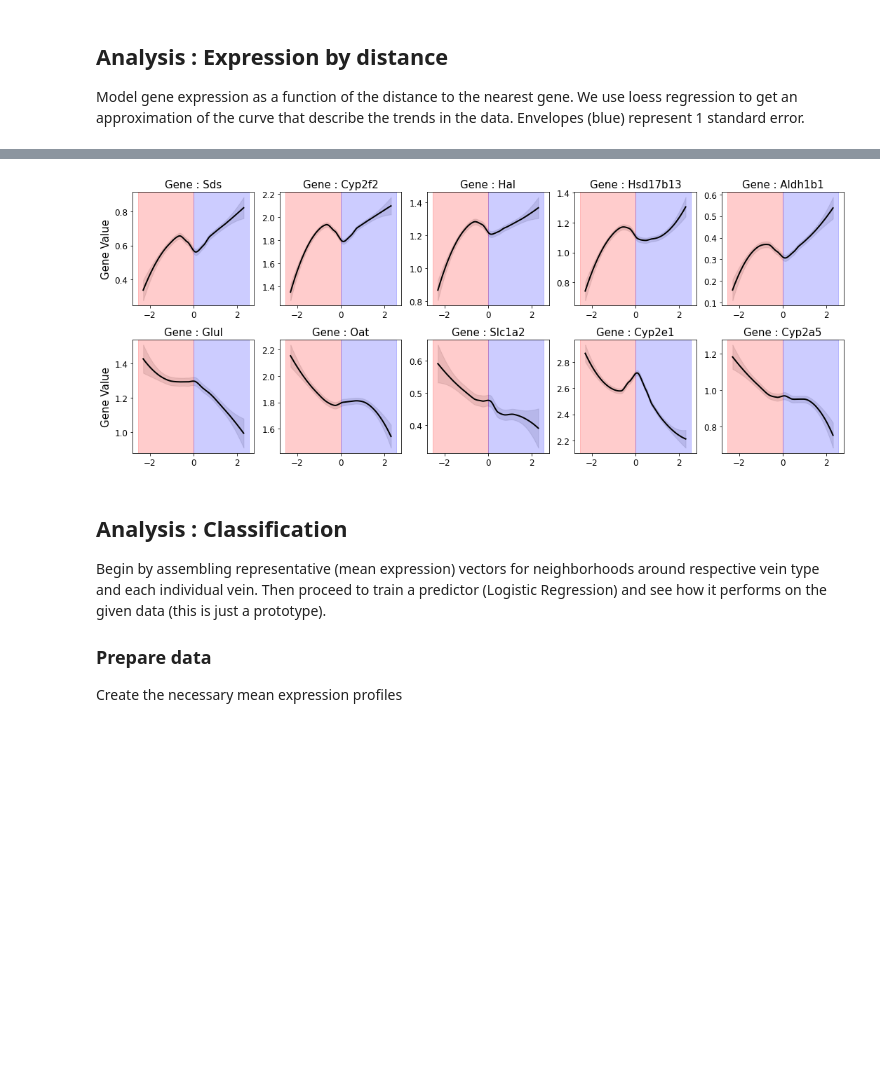
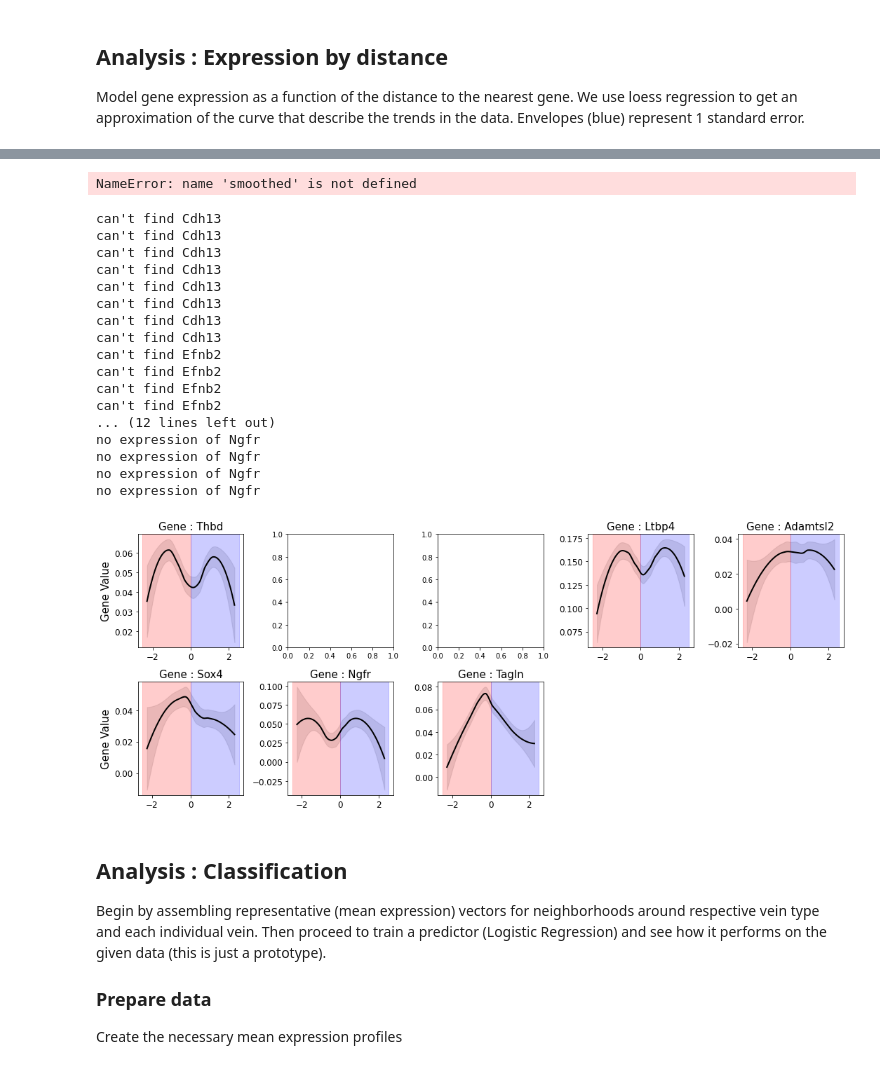
Before and after one commit to almaan/ST-mLiver, a Jupyter notebook: scripts/vein-analysis.ipynb, the cells around one changed output, grey strips where cells are left out. Cells and saved outputs as stored; diff of their text form; code cells hidden in the pictures; blank space fills up the shorter version.

Commit message:
ignore absent genes

```diff
--- a/scripts/vein-analysis.ipynb
+++ b/scripts/vein-analysis.ipynb
@@ -55,6 +56,8 @@ import hepaquery.utils as ut
 
 import re
 import datetime
+# %%
+rcParams["figure.facecolor"] = "white"
 # %% [markdown]
 ### Global Variables
 
@@ -197,0 +220,5 @@ Model gene expression as a function of the distance to the nearest gene. We use
+# %%
+for gene in genes["all"]:
+    if gene in data_set["CN73-D1"].var.gene:
+        print(gene)
+        print(data_set["CN73-D1"].obs_vector(gene).sum())
@@ -276,3 +340,7 @@ plt.show()
+# %%
+smoothed
+# %% [output]
+NameError: name 'smoothed' is not defined
 # %%
 
 # set vein type to plot
@@ -291,48 +359,70 @@ vein_genes = genes["all"]
 
 
 fig,ax = viz.get_figure(n_elements=len(vein_genes),
                         n_cols = 5,
                        side_size = 3,
                        )
 # --- plot settings
 
 # iterate over each gene
 #for k,gene in enumerate(vein_genes):
 for k,gene in enumerate(vein_genes):
 
     xs = np.array([])
     ys = np.array([])
 
     for data in data_set.values():
         if gene not in data.var.gene.values:
+            print("can't find {}".format(gene))
+            continue
+        elif not data.obs_vector(gene).sum() > 1:
+            print("no expression of {}".format(gene))
             continue
 
         dist = data.obsm["vein_distances"]["log(central/portal)"].values
         xs = np.append(xs,dist)
         ys = np.append(ys,data.obs_vector(gene))
 
-    smoothed = ut.smooth_fit(xs,ys,dist_thrs=dist_thrs)
-    viz.plot_expression_by_distance(ax[k],
-                                   smoothed,
-                                   flavor ="logodds",
-                                   feature = gene,
-                                   color_scheme = {"envelope":"gray"},
-                                   include_background = False,
-                                   feature_type = "Gene",
-                                   title_fontsize = 18,
-                                   label_fontsize = 15,
-                                   tick_fontsize = 12,
-                                  )
-    ax[k].set_xlabel("")
-    if k % n_cols != 0: ax[k].set_ylabel("")
+    if len(xs) > 0:
+        smoothed = ut.smooth_fit(xs,ys,dist_thrs=dist_thrs)
+        viz.plot_expression_by_distance(ax[k],
+                                       smoothed,
+                                       flavor ="logodds",
+                                       feature = gene,
+                                       color_scheme = {"envelope":"gray"},
+                                       include_background = False,
+                                       feature_type = "Gene",
+                                       title_fontsize = 18,
+                                       label_fontsize = 15,
+                                       tick_fontsize = 12,
+                                      )
+        ax[k].set_xlabel("")
+        if k % n_cols != 0: ax[k].set_ylabel("")
 
 fig.tight_layout()
 if SAVE_RESULTS:
     fig.savefig(osp.join(RESULTS_DIR,"feature-by-distance-ratio.svg"),
                 facecolor = "white", dpi = 600)
 plt.show()
 # %% [output]
+can't find Cdh13
+can't find Cdh13
+can't find Cdh13
+can't find Cdh13
+can't find Cdh13
+can't find Cdh13
+can't find Cdh13
+can't find Cdh13
+can't find Efnb2
+can't find Efnb2
+can't find Efnb2
+can't find Efnb2
+... (12 lines left out)
+no expression of Ngfr
+no expression of Ngfr
+no expression of Ngfr
+no expression of Ngfr
-[figure, old version]
+[figure, new version]
 # %% [markdown]
 ## Analysis : Classification
 
```
Also changed, not shown: parts of 16 cells of this notebook.
